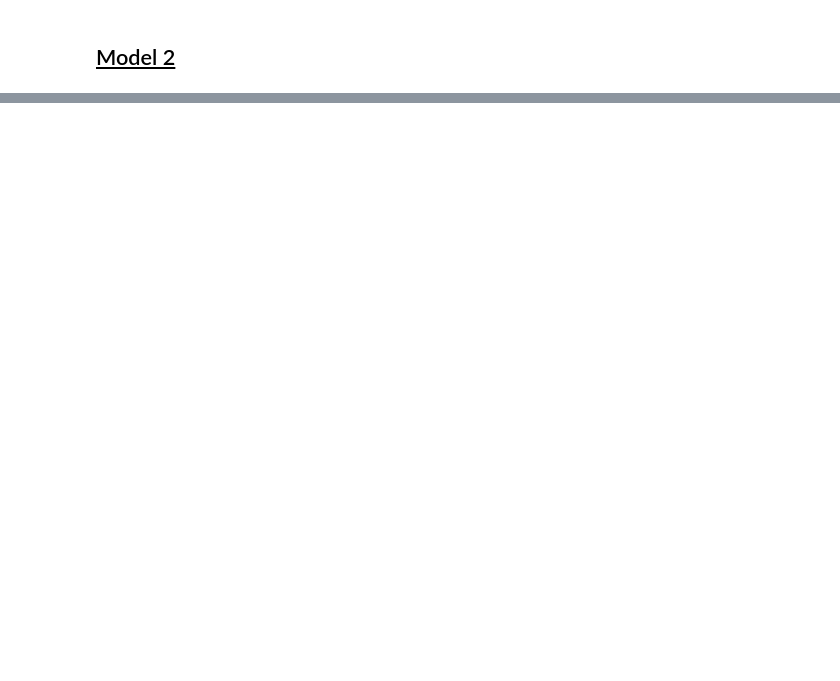
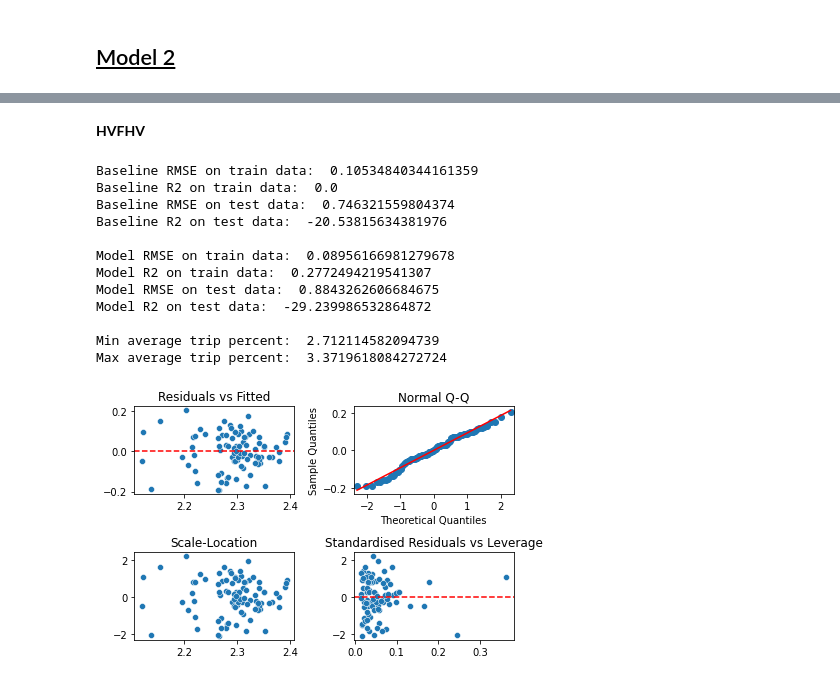
Before and after one commit to MAST30034-Applied-Data-Science/nyc-yellowtaxi-project-kelmanchen, a Jupyter notebook: scripts/modelling.ipynb, the cells around one changed output, grey strips where cells are left out. Cells and saved outputs as stored; diff of their text form; code cells hidden in the pictures; blank space fills up the shorter version.

```diff
--- a/scripts/modelling.ipynb
+++ b/scripts/modelling.ipynb
@@ -42,6 +48,8 @@ yellow_21_22_df_agg_covid = yellow_21_22_sdf_agg_covid.toPandas()
 fhvhv_21_22_df_agg_covid = fhvhv_21_22_sdf_agg_covid.toPandas()
 yellow_19_20_df_agg = yellow_19_20_sdf_agg.toPandas()
 yellow_21_22_df_agg = yellow_21_22_sdf_agg.toPandas()
+fhvhv_19_20_df_agg = fhvhv_19_20_sdf_agg.toPandas()
+fhvhv_21_22_df_agg = fhvhv_21_22_sdf_agg.toPandas()
 # %%
 def plot(model):
     fig, axes = plt.subplots(nrows=2, ncols=2)
@@ -146,0 +231,20 @@ Model R2:  0.9894500091866376
+# %% [markdown]
+**HVFHV**
+# %%
+fhvhv_model2 = model2(fhvhv_19_20_df_agg, fhvhv_21_22_df_agg)
+find_min_max(fhvhv_21_22_df_agg, 'tip_percent_avg', 'average trip percent')
+plot(fhvhv_model2)
+# %% [output]
+Baseline RMSE on train data:  0.10534840344161359
+Baseline R2 on train data:  0.0
+Baseline RMSE on test data:  0.746321559804374
+Baseline R2 on test data:  -20.53815634381976
+
+Model RMSE on train data:  0.08956166981279678
+Model R2 on train data:  0.2772494219541307
+Model RMSE on test data:  0.8843262606684675
+Model R2 on test data:  -29.239986532864872
+
+Min average trip percent:  2.712114582094739
+Max average trip percent:  3.3719618084272724
+[figure, added]
```
Also changed, not shown: parts of 11 cells of this notebook, 6 other files.
